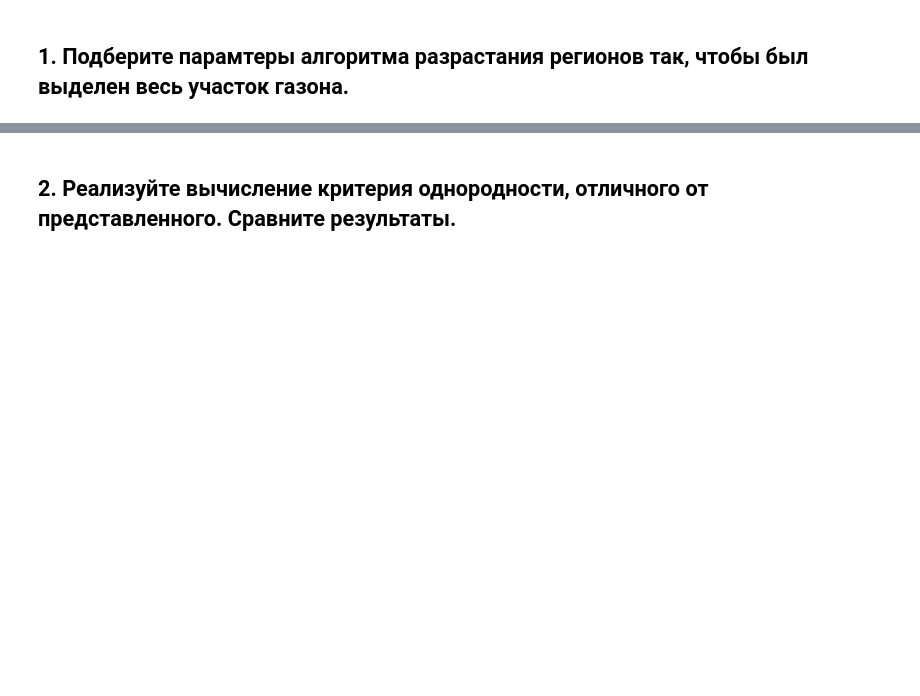
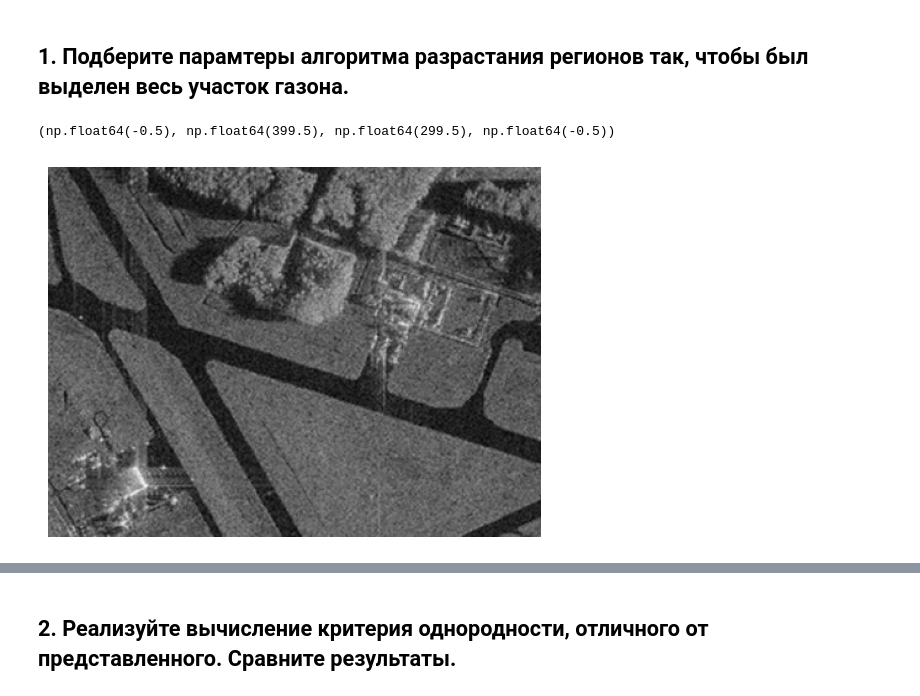
Before and after one commit to TiClass322/Image_Processing, a Jupyter notebook: Practice_4/DE_IP_2024_TASK_4_Solution.ipynb, the cells around one changed output, grey strips where cells are left out. Saved outputs shown, nothing was run; the diff lists cells and outputs as text; code cells hidden in the pictures; blank space fills up the shorter version.

```diff
--- a/Practice_4/DE_IP_2024_TASK_4_Solution.ipynb
+++ b/Practice_4/DE_IP_2024_TASK_4_Solution.ipynb
@@ -5,4 +6,12 @@ import matplotlib.pyplot as plt
 import math
 # %% [markdown]
 ## 1. Подберите парамтеры алгоритма разрастания регионов так, чтобы был выделен весь участок газона.
+# %%
+image = cv2.imread('sar_1.jpg')
+image_gray = cv2.cvtColor(image, cv2.COLOR_BGR2GRAY)
+plt.imshow(image_gray, cmap='gray')
+plt.axis('off')
+# %% [output]
+(np.float64(-0.5), np.float64(399.5), np.float64(299.5), np.float64(-0.5))
+[figure, added]
 # %%
```
Also changed, not shown: parts of 11 cells of this notebook.
